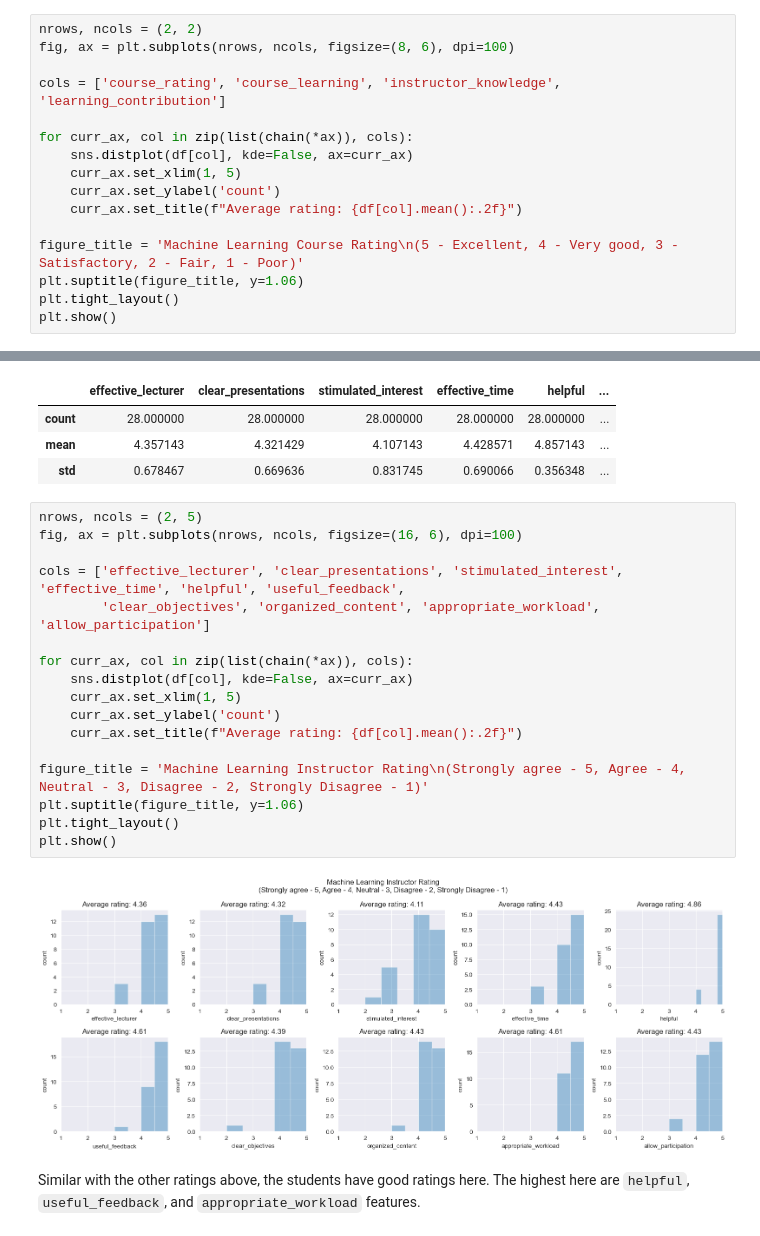
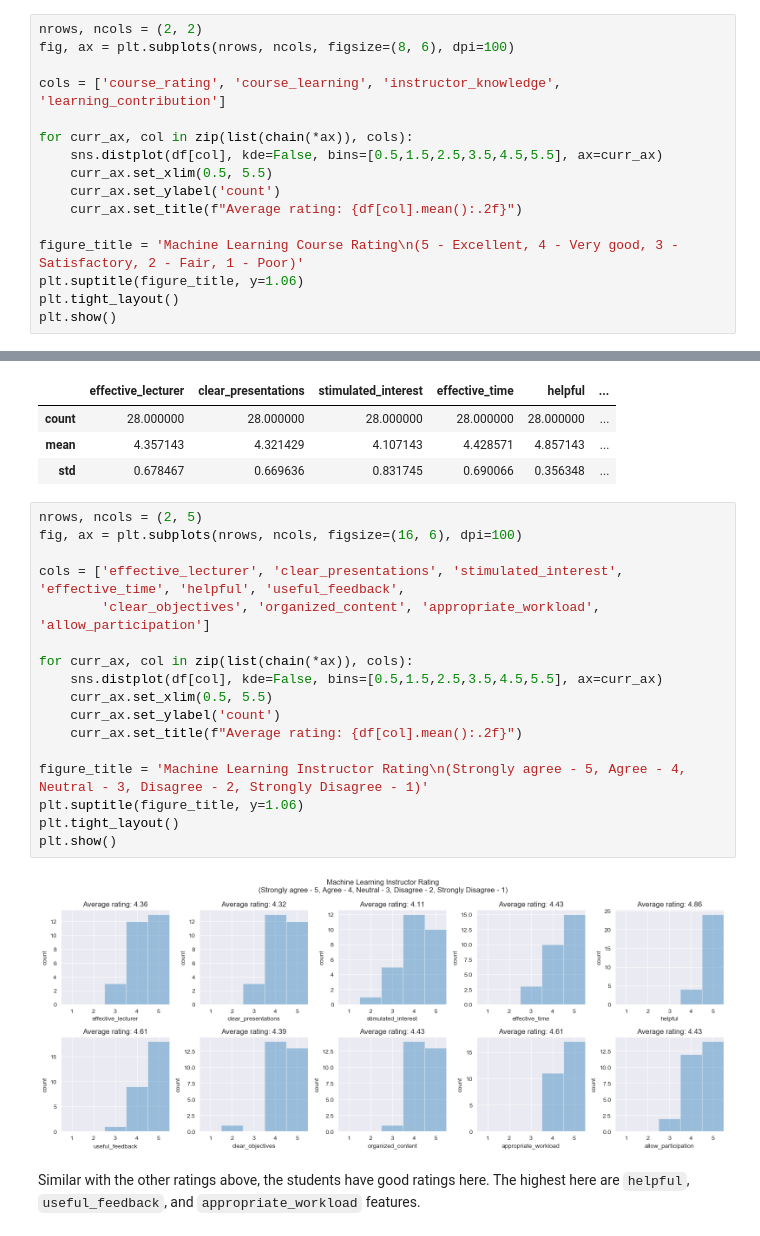
Before and after one commit to Cyntwikip/Pet-Projects, a Jupyter notebook: machlrn_feedback/Feedback Analysis.ipynb, the cells around one changed output, grey strips where cells are left out. Drawn from its saved outputs; the diff is of its cells as text.

```diff
--- a/machlrn_feedback/Feedback Analysis.ipynb
+++ b/machlrn_feedback/Feedback Analysis.ipynb
@@ -133,8 +133,8 @@ fig, ax = plt.subplots(nrows, ncols, figsize=(8, 6), dpi=100)
 cols = ['course_rating', 'course_learning', 'instructor_knowledge', 'learning_contribution']
 
 for curr_ax, col in zip(list(chain(*ax)), cols):
-    sns.distplot(df[col], kde=False, ax=curr_ax)
-    curr_ax.set_xlim(1, 5)
+    sns.distplot(df[col], kde=False, bins=[0.5,1.5,2.5,3.5,4.5,5.5], ax=curr_ax)
+    curr_ax.set_xlim(0.5, 5.5)
     curr_ax.set_ylabel('count')
     curr_ax.set_title(f"Average rating: {df[col].mean():.2f}")
 
@@ -228,22 +228,22 @@ df[cols].describe().loc[['count', 'mean', 'std']]
 # %%
 nrows, ncols = (2, 5)
 fig, ax = plt.subplots(nrows, ncols, figsize=(16, 6), dpi=100)
 
 cols = ['effective_lecturer', 'clear_presentations', 'stimulated_interest', 'effective_time', 'helpful', 'useful_feedback',
         'clear_objectives', 'organized_content', 'appropriate_workload', 'allow_participation']
 
 for curr_ax, col in zip(list(chain(*ax)), cols):
-    sns.distplot(df[col], kde=False, ax=curr_ax)
-    curr_ax.set_xlim(1, 5)
+    sns.distplot(df[col], kde=False, bins=[0.5,1.5,2.5,3.5,4.5,5.5], ax=curr_ax)
+    curr_ax.set_xlim(0.5, 5.5)
     curr_ax.set_ylabel('count')
     curr_ax.set_title(f"Average rating: {df[col].mean():.2f}")
 
 figure_title = 'Machine Learning Instructor Rating\n(Strongly agree - 5, Agree - 4, Neutral - 3, Disagree - 2, Strongly Disagree - 1)'
 plt.suptitle(figure_title, y=1.06)
 plt.tight_layout()
 plt.show()
 # %% [output]
-[figure, old version]
+[figure, new version]
 # %% [markdown]
 Similar with the other ratings above, the students have good ratings here. The highest here are `helpful`, `useful_feedback`, and `appropriate_workload` features.
 # %% [markdown]
```
Also changed, not shown: parts of 4 cells of this notebook.
